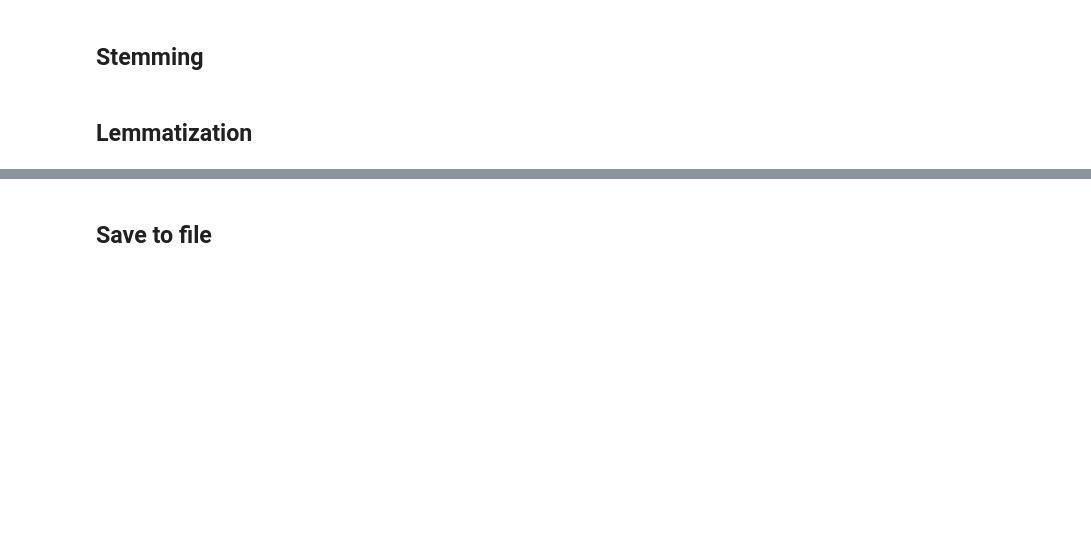
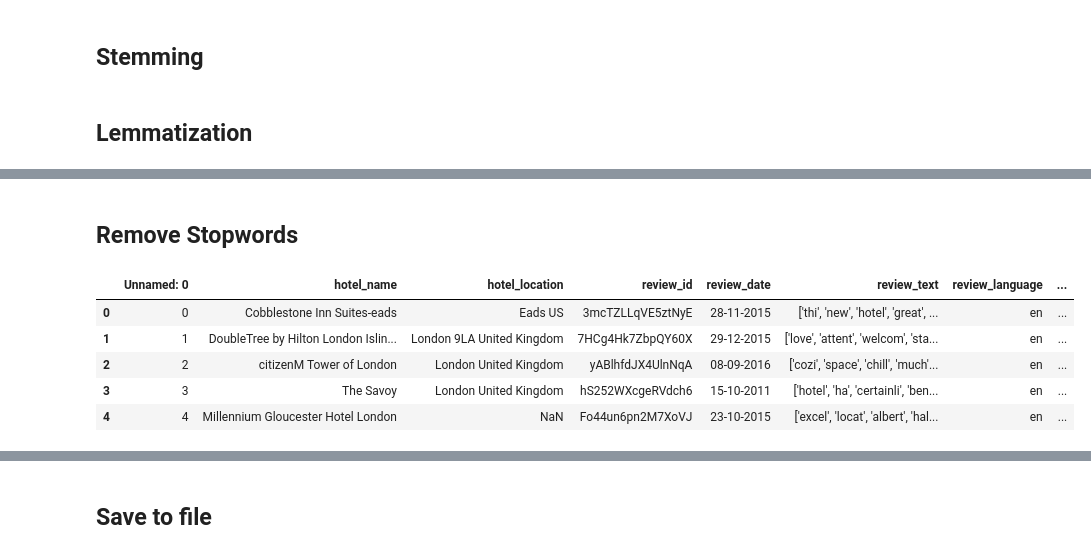
Before and after one commit to RayhanAdii/tpw-hotelreview, a Jupyter notebook: 2_data_preprocessing.ipynb, the cells around one changed output, grey strips where cells are left out. Drawn from its saved outputs; the diff is of its cells as text; code cells hidden in the pictures; blank space fills up the shorter version.

```diff
--- a/2_data_preprocessing.ipynb
+++ b/2_data_preprocessing.ipynb
@@ -329,0 +388,2 @@ lemmatization(df_test)
+# %% [markdown]
+## Remove Stopwords
@@ -329,0 +410,9 @@ lemmatization(df_test)
+# %%
+df_train.head()
+# %% [output]
+|  | Unnamed: 0 | hotel_name | hotel_location | review_id | review_date | review_text | review_language | ... |
+| 0 | 0 | Cobblestone Inn Suites-eads | Eads US | 3mcTZLLqVE5ztNyE | 28-11-2015 | ['thi', 'new', 'hotel', 'great', ... | en | ... |
+| 1 | 1 | DoubleTree by Hilton London Islin... | London 9LA United Kingdom | 7HCg4Hk7ZbpQY60X | 29-12-2015 | ['love', 'attent', 'welcom', 'sta... | en | ... |
+| 2 | 2 | citizenM Tower of London | London United Kingdom | yABlhfdJX4UlnNqA | 08-09-2016 | ['cozi', 'space', 'chill', 'much'... | en | ... |
+| 3 | 3 | The Savoy | London United Kingdom | hS252WXcgeRVdch6 | 15-10-2011 | ['hotel', 'ha', 'certainli', 'ben... | en | ... |
+| 4 | 4 | Millennium Gloucester Hotel London | NaN | Fo44un6pn2M7XoVJ | 23-10-2015 | ['excel', 'locat', 'albert', 'hal... | en | ... |
```
Also changed, not shown: parts of 15 cells of this notebook.
